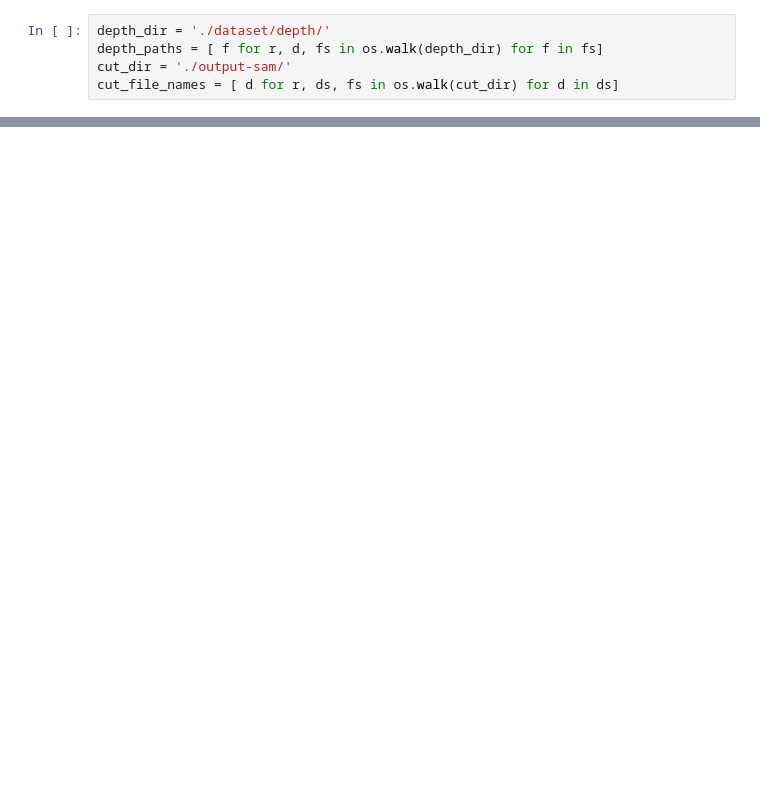
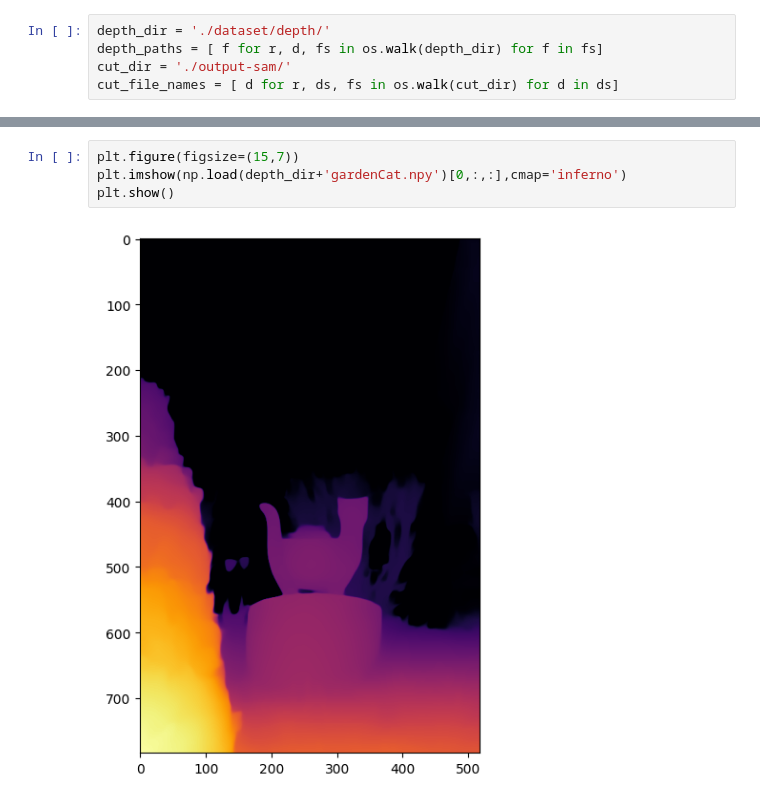
Before and after one commit to koitu/cs413-computational-photography-project, a Jupyter notebook: criteria_evaluation.ipynb, the cells around one changed output, grey strips where cells are left out. Saved outputs shown, nothing was run; the diff lists cells and outputs as text; blank space fills up the shorter version.

```diff
--- a/criteria_evaluation.ipynb
+++ b/criteria_evaluation.ipynb
@@ -104,0 +133,6 @@ spring -11.579082489013672
+# %%
+plt.figure(figsize=(15,7))
+plt.imshow(np.load(depth_dir+'gardenCat.npy')[0,:,:],cmap='inferno')
+plt.show()
+# %% [output]
+[figure, added]
```
Also changed, not shown: parts of 11 cells of this notebook, 7 other files.
